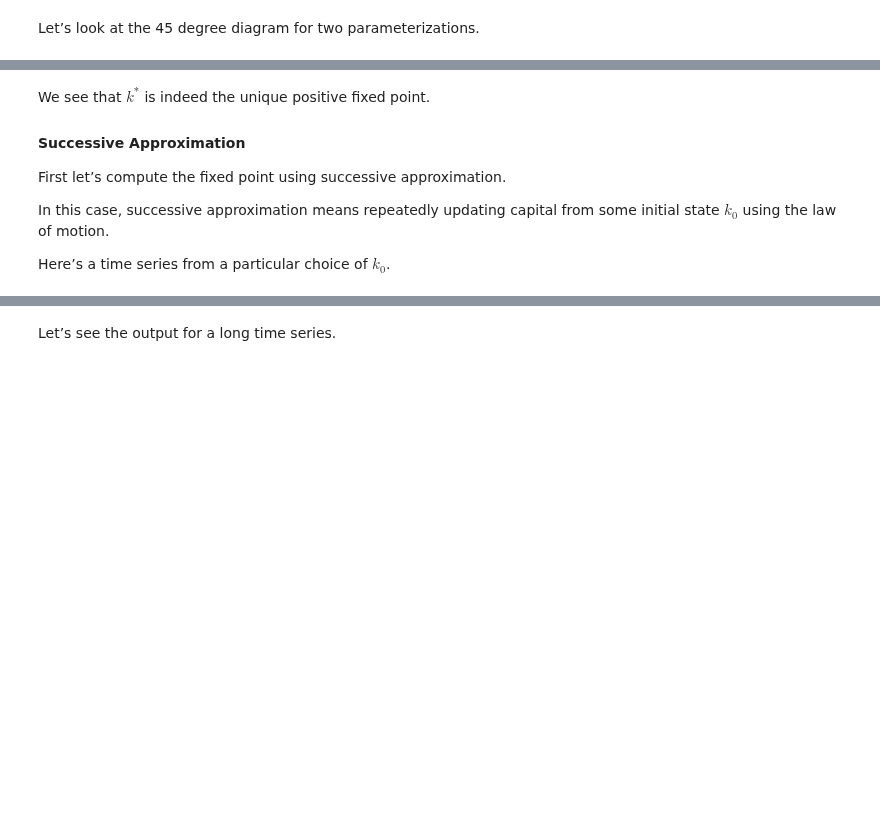
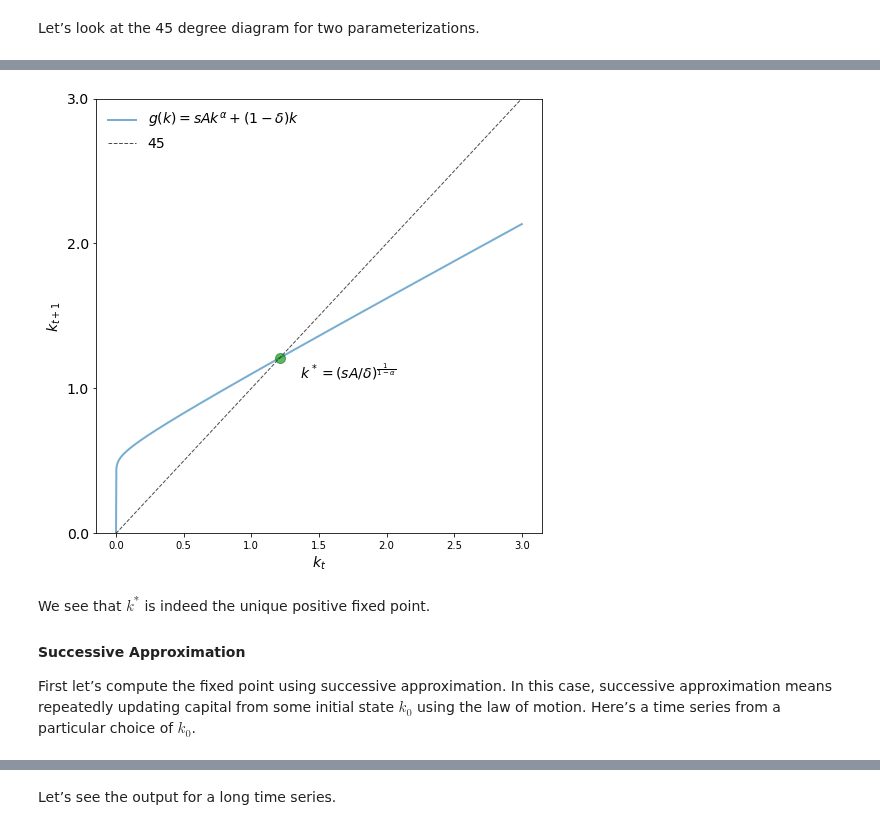
Before and after one commit to beauvilerobed/quantitative-economics-with-python, a Jupyter notebook: tools_and_techniques/7_newton_method_economic_models.ipynb, the cells around one changed output, grey strips where cells are left out. Drawn from its saved outputs; the diff is of its cells as text; code cells hidden in the pictures; blank space fills up the shorter version.

Commit message:
ran code w/ success

```diff
--- a/tools_and_techniques/7_newton_method_economic_models.ipynb
+++ b/tools_and_techniques/7_newton_method_economic_models.ipynb
@@ -72,12 +72,12 @@ def create_solow_params(A=2.0, s=0.3, alpha=0.3, delta=0.4):
 The next two functions implement the law of motion (7.1) and store the true fixed point $k^*$.
 # %%
 def g(k, params):
-    A, s, α, δ = params
-    return A * s * k**α + (1 - δ) * k
+    A, s, alpha, delta = params
+    return A * s * k**alpha + (1 - delta) * k
 
 def exact_fixed_point(params):
-    A, s, α, δ = params
-    return ((s * A) / δ)**(1/(1 - α))
+    A, s, alpha, delta = params
+    return ((s * A) / delta)**(1/(1 - alpha))
 # %% [markdown]
 Here is a function to provide a 45 degree plot of the dynamics.
 # %%
@@ -119,17 +121,15 @@ plt.show()
 # %%
-params = create_solow_params(α=0.05, δ=0.5)
+params = create_solow_params(alpha=0.05, delta=0.5)
 fig, ax = plt.subplots(figsize=(8, 8))
 plot_45(params, ax)
 plt.show()
+# %% [output]
+[figure, added]
 # %% [markdown]
 We see that $k^*$ is indeed the unique positive fixed point.
 
 #### Successive Approximation
-First let’s compute the fixed point using successive approximation.
-
-In this case, successive approximation means repeatedly updating capital from some initial state $k_0$ using the law of motion.
-
-Here’s a time series from a particular choice of $k_0$.
+First let’s compute the fixed point using successive approximation. In this case, successive approximation means repeatedly updating capital from some initial state $k_0$ using the law of motion. Here’s a time series from a particular choice of $k_0$.
 # %%
 def compute_iterates(k_0, f, params, n=25):
     "Compute time series of length n generated by arbitrary function f."
```
Also changed, not shown: parts of 28 cells of this notebook.
